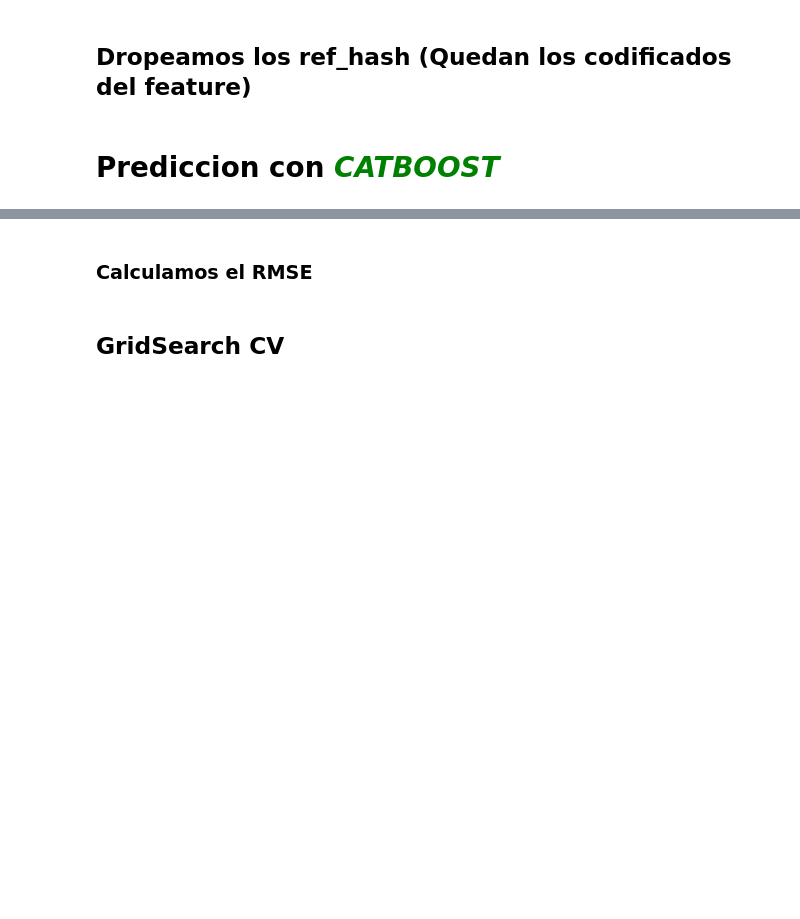
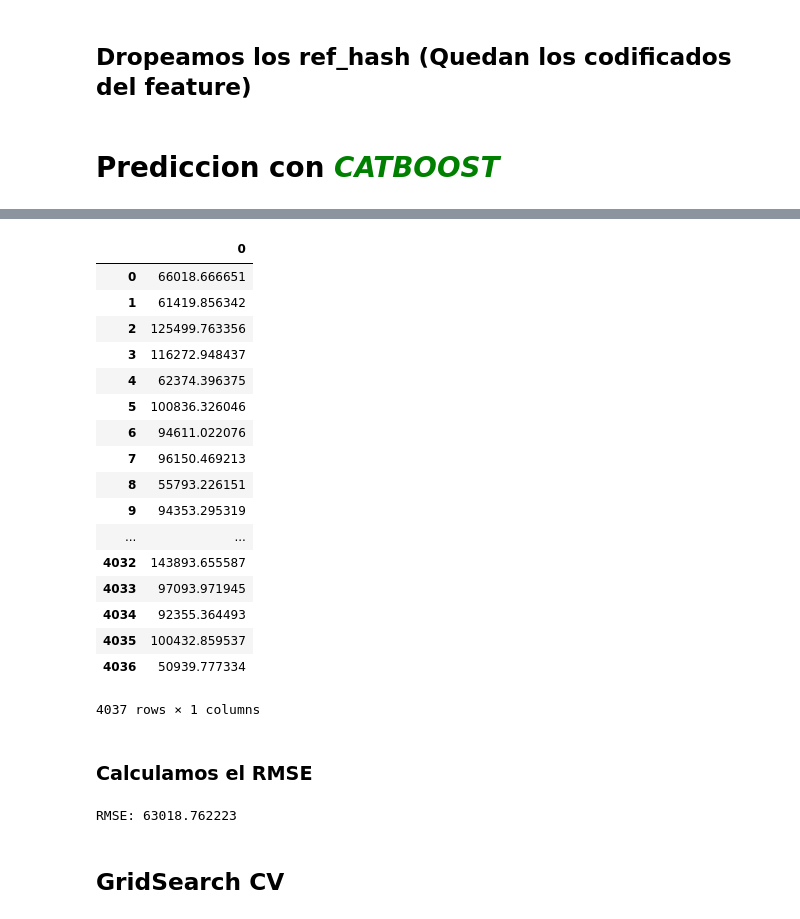
Before and after one commit to facundotorraca/TrabajoPractico2, a Jupyter notebook: TP2_Comp/prediccion_catboost_st.ipynb, the cells around one changed output, grey strips where cells are left out. Saved outputs shown, nothing was run; the diff lists cells and outputs as text; code cells hidden in the pictures; blank space fills up the shorter version.

```diff
--- a/TP2_Comp/prediccion_catboost_st.ipynb
+++ b/TP2_Comp/prediccion_catboost_st.ipynb
@@ -187,0 +287,4 @@ X = X.merge( ftr_26_X, how = "inner", on = "ref_hash" )
+# %%
+Z_var['ref_hash'] = Z_var['ref_hash'].astype('str')
+Z_var = Z_var.sort_values(by='ref_hash')
+#Z_var
@@ -188,8 +295,8 @@ X = X.merge( ftr_26_X, how = "inner", on = "ref_hash" )
 # %% [markdown]
 ## Dropeamos los ref_hash (Quedan los codificados del feature)
 # %%
-X = X.drop( "ref_hash", axis = 1 )
-Z = Z.drop( "ref_hash", axis = 1 )
+X_var = X_var.drop( "ref_hash", axis = 1 )
+Z_var = Z_var.drop( "ref_hash", axis = 1 )
 # %% [markdown]
 # Prediccion con <span style="color:green"> *CATBOOST*</span>
 # %%
@@ -200,4 +307,4 @@ model = CatBoostRegressor(iterations=200,
                           loss_function='RMSE')
 # %%
 # Fit model
-model.fit(X, Y, verbose=False)
+model.fit(X_var, Y_var, verbose=True)
@@ -204,2 +332,2 @@ model.fit(X, Y, verbose=False)
 # %%
-preds = model.predict(Z)
+preds = model.predict(Z_var)
@@ -206,8 +336,31 @@ preds = model.predict(Z)
+# %%
+pd.DataFrame(preds)
+# %% [output]
+|  | 0 |
+| 0 | 66018.666651 |
+| 1 | 61419.856342 |
+| 2 | 125499.763356 |
+| 3 | 116272.948437 |
+| 4 | 62374.396375 |
+| 5 | 100836.326046 |
+| 6 | 94611.022076 |
+| 7 | 96150.469213 |
+| 8 | 55793.226151 |
+| 9 | 94353.295319 |
+| ... | ... |
+| 4032 | 143893.655587 |
+| 4033 | 97093.971945 |
+| 4034 | 92355.364493 |
+| 4035 | 100432.859537 |
+| 4036 | 50939.777334 |
+4037 rows × 1 columns
 # %% [markdown]
 ### Calculamos el RMSE
 # %%
-rmse = np.sqrt( mean_squared_error(W, preds) )
+rmse = np.sqrt( mean_squared_error(W_var, preds) )
 print("RMSE: %f" % (rmse) )
+# %% [output]
+RMSE: 63018.762223
 # %%
 record = 63018.200114
 # %% [markdown]
```
Also changed, not shown: parts of 23 cells of this notebook.
